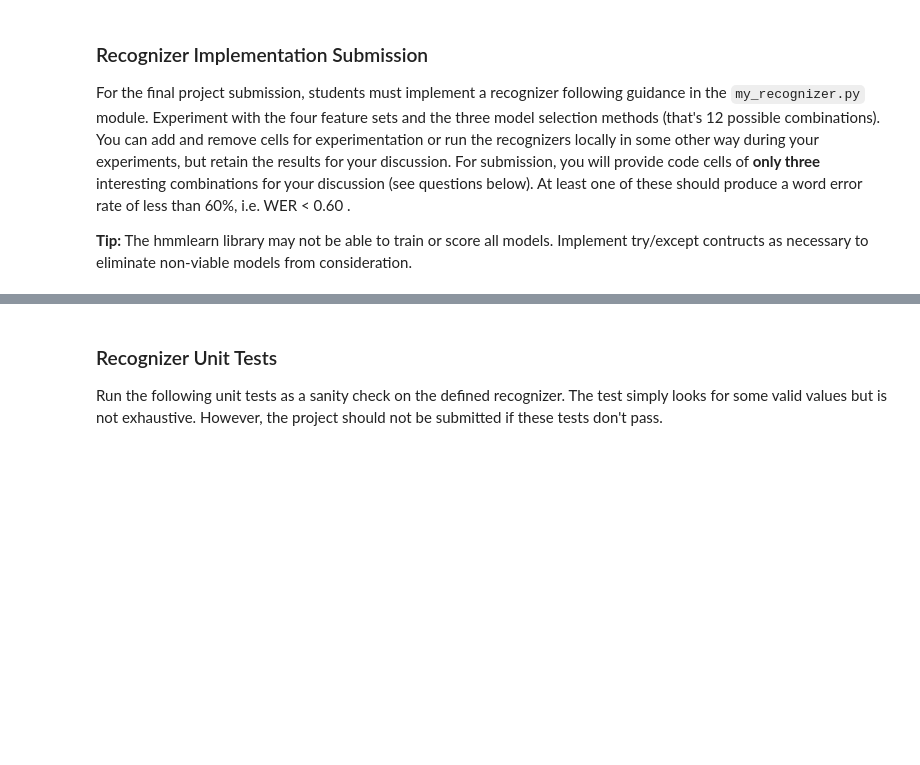
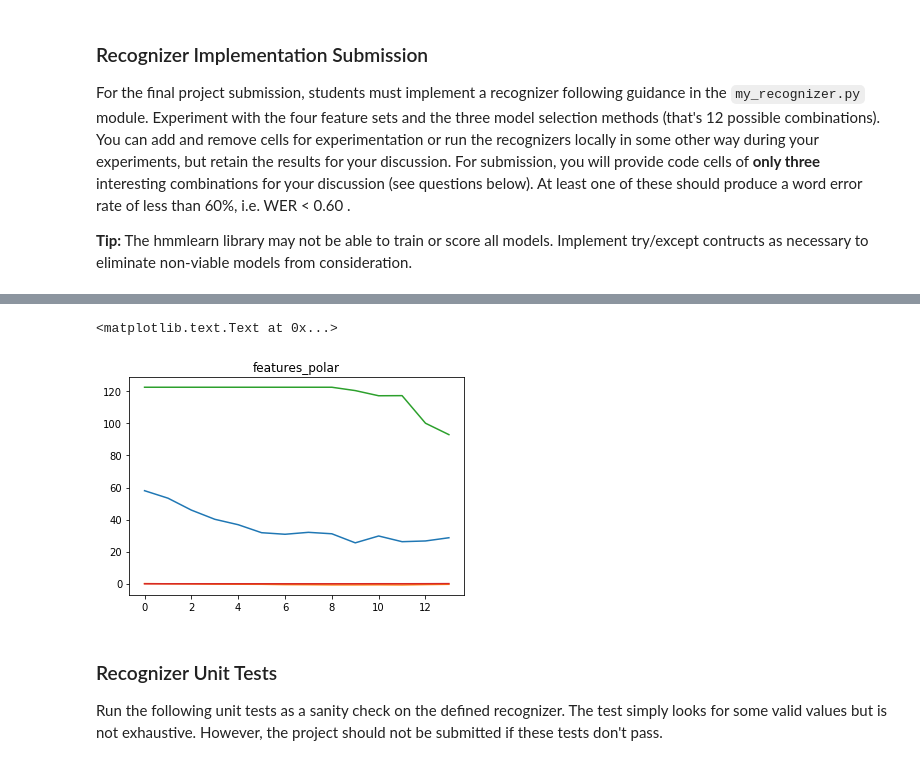
Before and after one commit to cgpadwick/aind-recognizer, a Jupyter notebook: asl_recognizer.ipynb, the cells around one changed output, grey strips where cells are left out. Saved outputs shown, nothing was run; the diff lists cells and outputs as text; code cells hidden in the pictures; blank space fills up the shorter version.

```diff
--- a/asl_recognizer.ipynb
+++ b/asl_recognizer.ipynb
@@ -704,3 +774,10 @@ Video  Recognized                                                    Correct
+# %%
+#ts3
+plt.plot(ts3[0, :, :])
+plt.title('features_polar')
+# %% [output]
+<matplotlib.text.Text at 0x...>
+[figure, added]
 # %% [markdown]
 <a id='part3_test'></a>
 ### Recognizer Unit Tests
```
Also changed, not shown: parts of 10 cells of this notebook, 1 other file.
